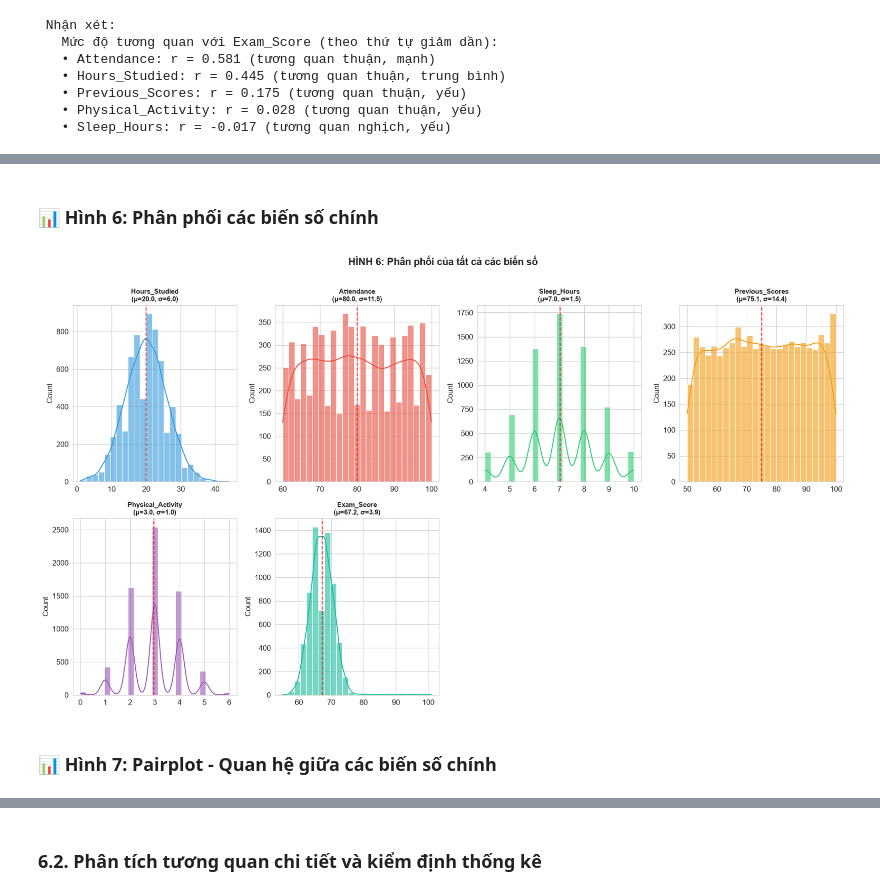
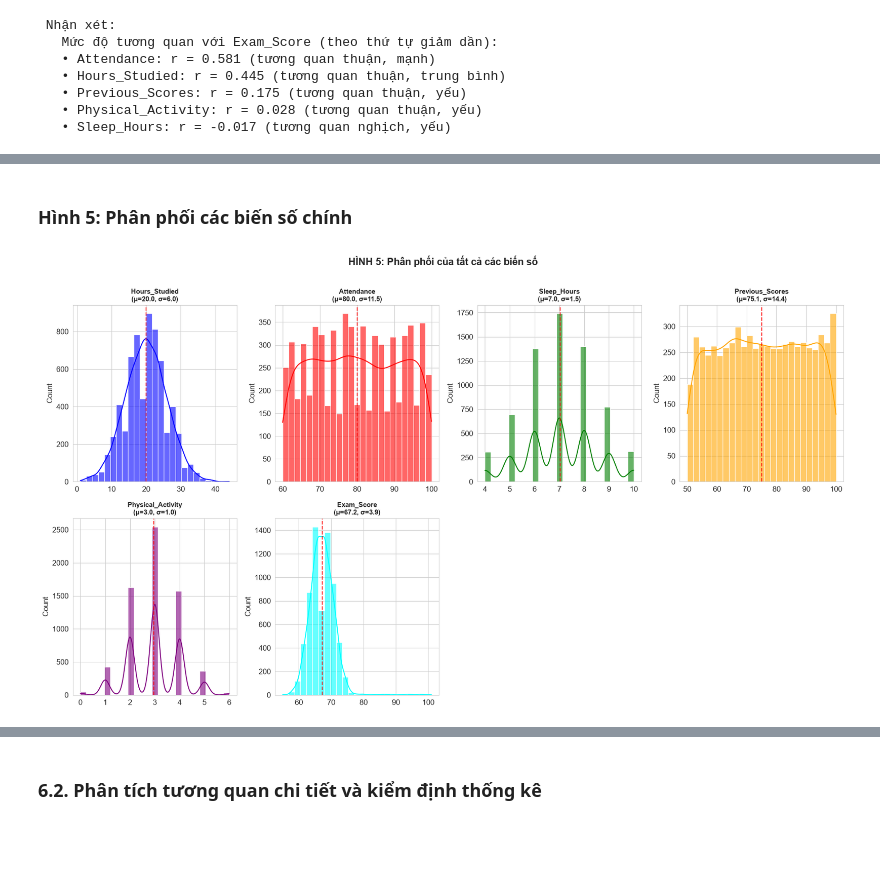
Before and after one commit to baole16/ADY201m, a Jupyter notebook: 4_Source Code/StudentPerformanceAnalysis.ipynb, the cells around one changed output, grey strips where cells are left out. Saved outputs shown, nothing was run; the diff lists cells and outputs as text; code cells hidden in the pictures; blank space fills up the shorter version.

```diff
--- a/4_Source Code/StudentPerformanceAnalysis.ipynb
+++ b/4_Source Code/StudentPerformanceAnalysis.ipynb
@@ -36,12 +56,15 @@ print(" Đã import thành công tất cả thư viện!")
 # %% [output]
  Đã import thành công tất cả thư viện!
 # %%
+import os
 
-df = pd.read_csv('StudentPerformanceFactors.csv')
+# Đọc dữ liệu (tự kiểm tra đường dẫn nếu mở từ thư mục cha)
+file_path = 'StudentPerformanceFactors.csv' if os.path.exists('StudentPerformanceFactors.csv') else '4_Source Code/StudentPerformanceFactors.csv'
+df = pd.read_csv(file_path)
 
-print(f" Kích thước tập dữ liệu: {df.shape[0]} dòng × {df.shape[1]} cột")
-print(f" Dung lượng bộ nhớ: {df.memory_usage(deep=True).sum() / 1024:.1f} KB")
+print(f"Kích thước tập dữ liệu: {df.shape[0]} dòng × {df.shape[1]} cột")
+print(f"Dung lượng bộ nhớ: {df.memory_usage(deep=True).sum() / 1024:.1f} KB")
 print()
-print(" 5 dòng đầu tiên:")
+print("5 dòng đầu tiên:")
 df.head()
 # %% [output]
@@ -500,9 +472,9 @@ cat_vars = ['Parental_Involvement', 'Motivation_Level', 'Access_to_Resources',
 fig, axes = plt.subplots(2, 3, figsize=(18, 12))
 axes = axes.flatten()
 
-palette = {'Low': '#e74c3c', 'Medium': '#f39c12', 'High': '#2ecc71',
-           'Positive': '#2ecc71', 'Neutral': '#f39c12', 'Negative': '#e74c3c',
-           'Yes': '#2ecc71', 'No': '#e74c3c'}
+palette = {'Low': 'red', 'Medium': 'orange', 'High': 'green',
+           'Positive': 'green', 'Neutral': 'orange', 'Negative': 'red',
+           'Yes': 'green', 'No': 'red'}
 
 for i, col in enumerate(cat_vars):
     order = None
@@ -605,28 +525,26 @@ print(f"   • Điểm thi trung bình Trường công: {df[df['School_Type']=='
 # %% [markdown]
-### 📊 Hình 6: Phân phối các biến số chính
+###  Hình 5: Phân phối các biến số chính
 # %%
-# HÌNH 6: Distribution plots cho các biến số
+# HÌNH 5: Distribution plots cho các biến số
 fig, axes = plt.subplots(2, 4, figsize=(18, 10))
 axes = axes.flatten()
 
-colors = ['#3498db', '#e74c3c', '#2ecc71', '#f39c12', '#9b59b6', '#1abc9c', '#e91e63']
+colors = ['blue', 'red', 'green', 'orange', 'purple', 'cyan', 'pink']
 
 for i, col in enumerate(numeric_cols):
     if i < len(axes):
         sns.histplot(data=df, x=col, kde=True, color=colors[i % len(colors)],
                      alpha=0.6, ax=axes[i], bins=25)
         axes[i].axvline(df[col].mean(), color='red', linestyle='--', linewidth=1.5, alpha=0.8)
         axes[i].set_title(f'{col}\n(μ={df[col].mean():.1f}, σ={df[col].std():.1f})',
                          fontweight='bold', fontsize=11)
         axes[i].set_xlabel('')
 
 for j in range(len(numeric_cols), len(axes)):
     axes[j].set_visible(False)
 
-plt.suptitle('HÌNH 6: Phân phối của tất cả các biến số', fontsize=16, fontweight='bold', y=1.01)
+plt.suptitle('HÌNH 5: Phân phối của tất cả các biến số', fontsize=16, fontweight='bold', y=1.01)
 plt.tight_layout()
 plt.show()
 # %% [output]
-[figure, old version]
+[figure, new version]
-# %% [markdown]
-### 📊 Hình 7: Pairplot - Quan hệ giữa các biến số chính
```
Also changed, not shown: parts of 22 cells of this notebook, 29 other files.
